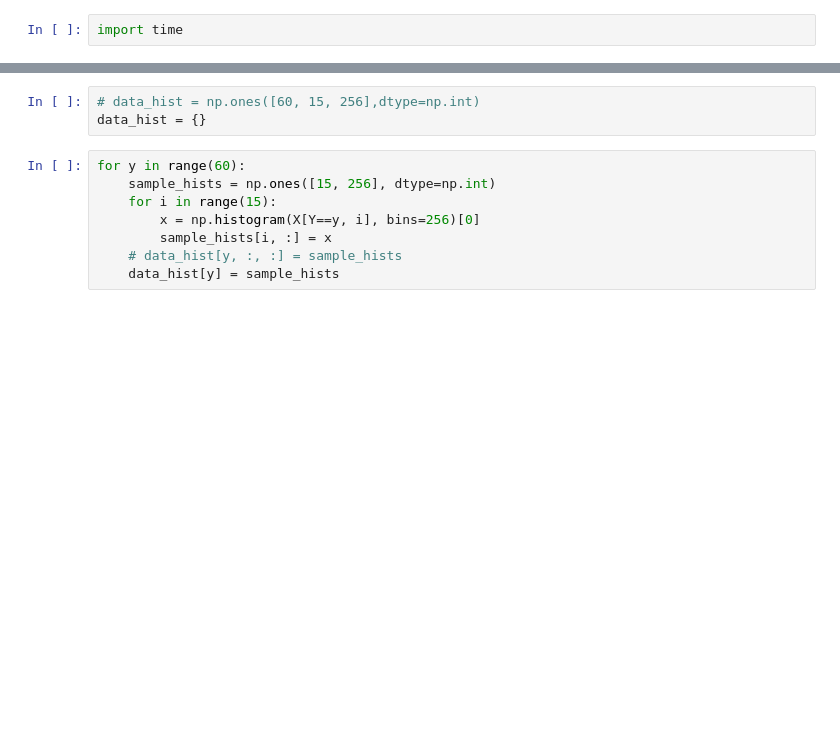
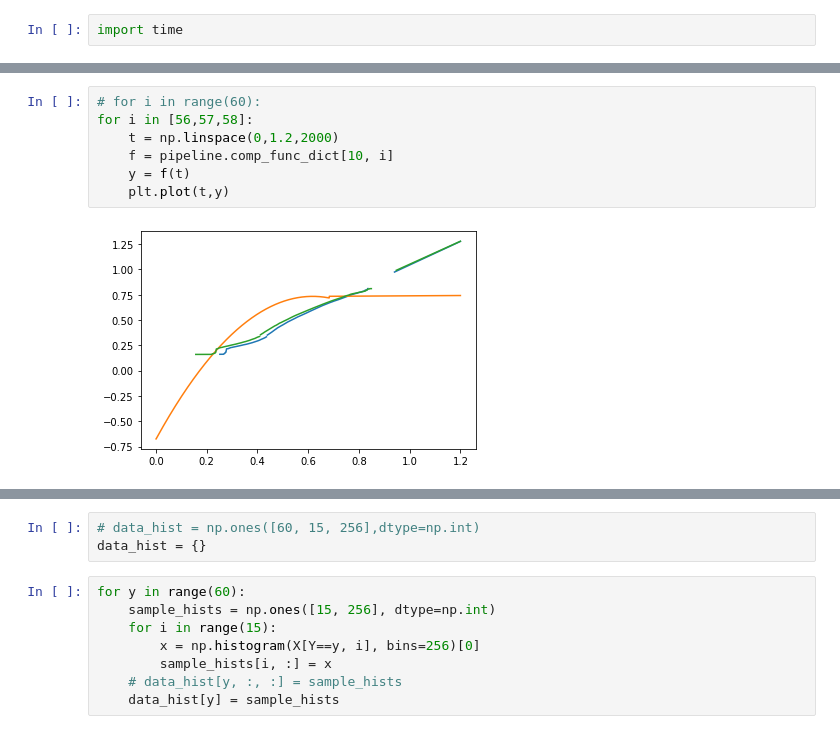
Before and after one commit to MuhammadSaeedBatikh/flowcyto_alignment, a Jupyter notebook: src/cyto/main_GUI_pipeline.ipynb, the cells around one changed output, grey strips where cells are left out. Cells and saved outputs as stored; diff of their text form; blank space fills up the shorter version.

```diff
--- a/src/cyto/main_GUI_pipeline.ipynb
+++ b/src/cyto/main_GUI_pipeline.ipynb
@@ -126,0 +705,9 @@ import matplotlib.pyplot as plt
+# %%
+# for i in range(60):
+for i in [56,57,58]:
+    t = np.linspace(0,1.2,2000)
+    f = pipeline.comp_func_dict[10, i]
+    y = f(t)
+    plt.plot(t,y)
+# %% [output]
+[figure, added]
```
Also changed, not shown: parts of 15 cells of this notebook, 20 other files.
